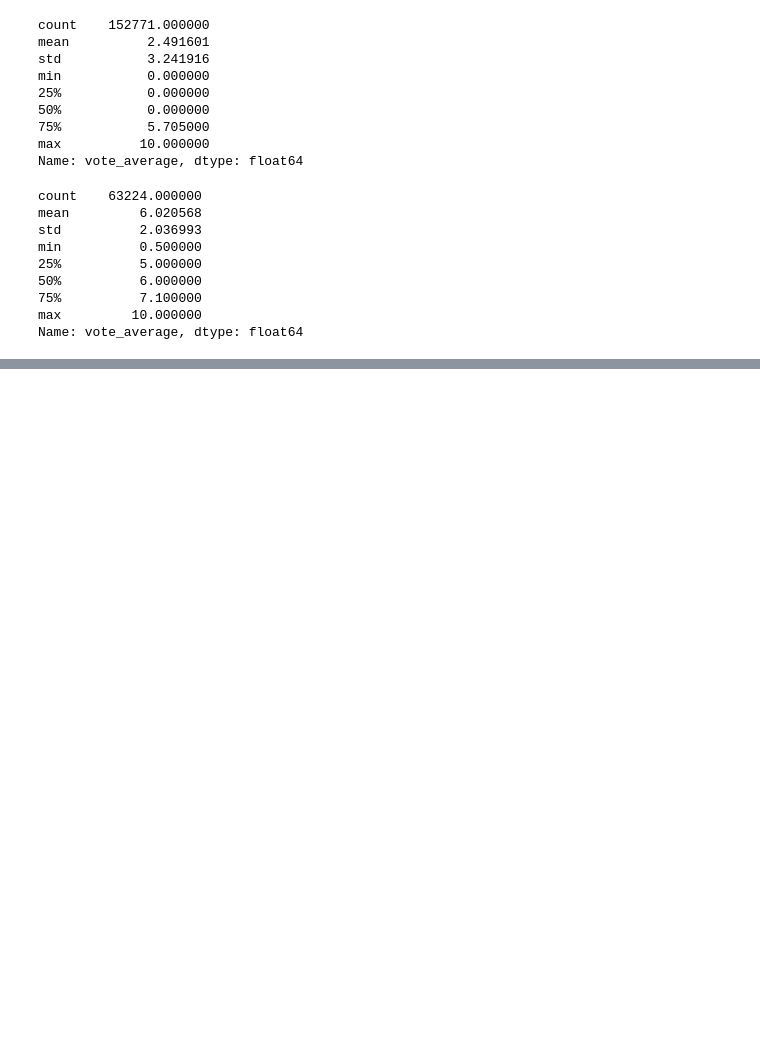
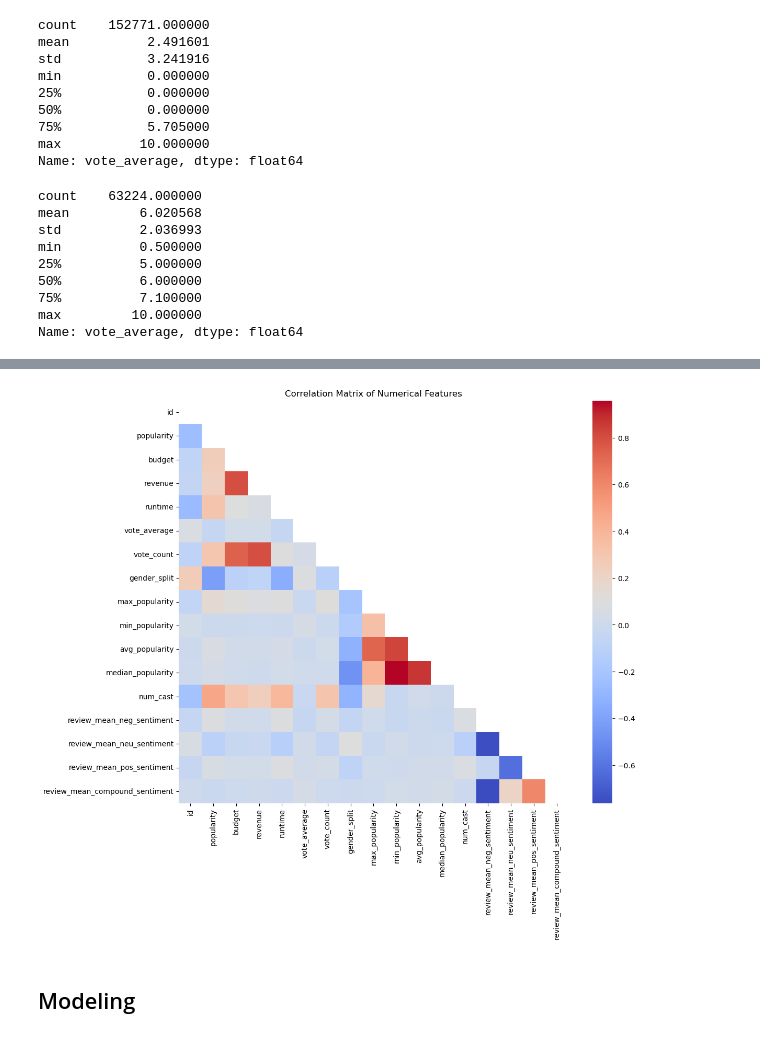
Before and after one commit to nharris-uva/ds6021-final-project, a Jupyter notebook: EDA & Modeling.ipynb, the cells around one changed output, grey strips where cells are left out. Saved outputs shown, nothing was run; the diff lists cells and outputs as text; code cells hidden in the pictures; blank space fills up the shorter version.

Commit message:
Updated EDA and Modeling

```diff
--- a/EDA & Modeling.ipynb
+++ b/EDA & Modeling.ipynb
@@ -222,0 +245,3 @@ Name: vote_average, dtype: float64
+# %%
+numeric_df = merged_df.select_dtypes(include=["int64", "float64"])
+numeric_df.head()
@@ -222,0 +255,12 @@ Name: vote_average, dtype: float64
+# %%
+corr_matrix = numeric_df.corr()
+
+plt.figure(figsize=(12,10))
+mask = np.triu(np.ones_like(corr_matrix, dtype=bool))
+sns.heatmap(corr_matrix, mask=mask, cmap="coolwarm", annot=False)
+plt.title("Correlation Matrix of Numerical Features")
+plt.show()
+# %% [output]
+[figure, added]
+# %% [markdown]
+## Modeling
```
Also changed, not shown: parts of 42 cells of this notebook.
